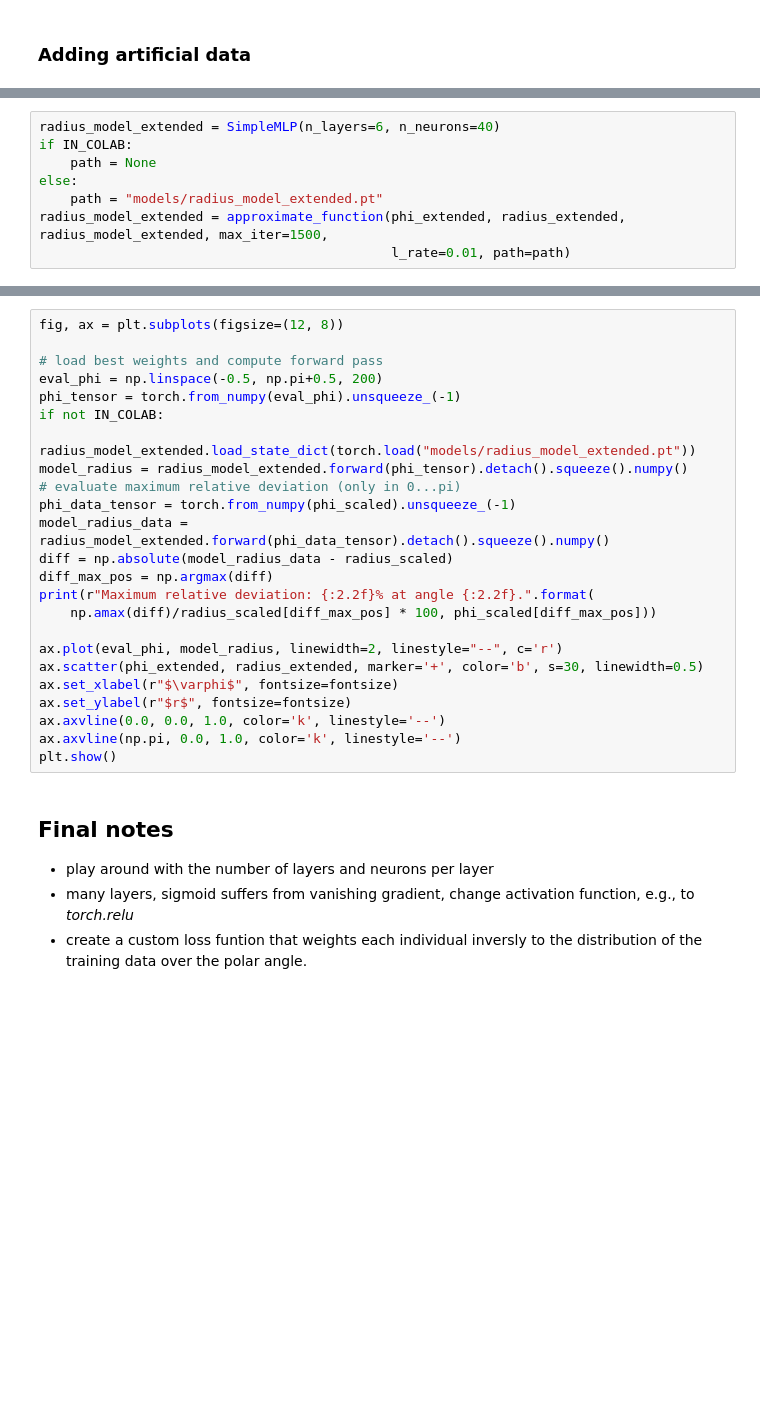
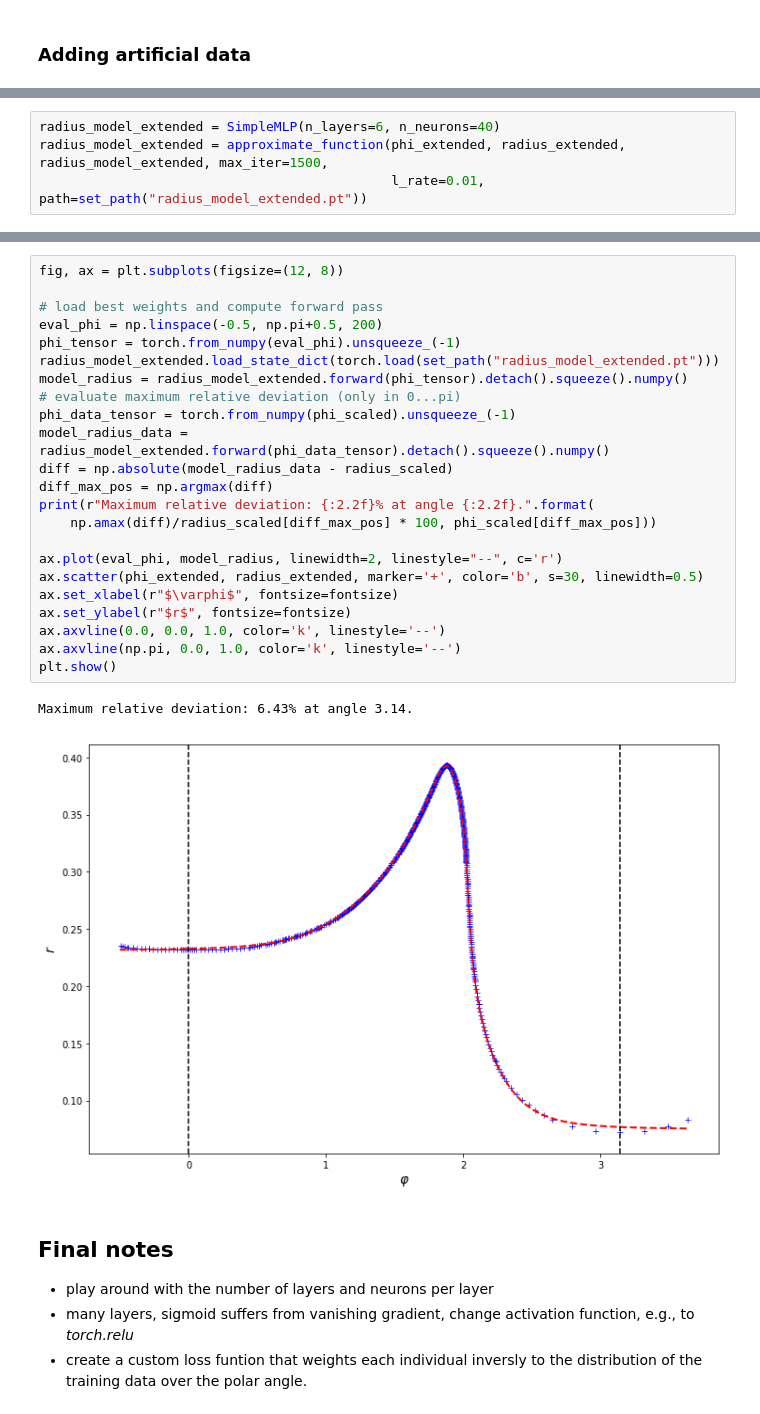
Before and after one commit to AndreWeiner/machine-learning-applied-to-cfd, a Jupyter notebook: notebooks/spherical_cap_shape_approximation.ipynb, the cells around one changed output, grey strips where cells are left out. Cells and saved outputs as stored; diff of their text form; blank space fills up the shorter version.

```diff
--- a/notebooks/spherical_cap_shape_approximation.ipynb
+++ b/notebooks/spherical_cap_shape_approximation.ipynb
@@ -340,8 +342,4 @@ print("Added {} points to the training data.".format(radius_extended.shape[0] -
 # %%
 radius_model_extended = SimpleMLP(n_layers=6, n_neurons=40)
-if IN_COLAB:
-    path = None
-else:
-    path = "models/radius_model_extended.pt"
 radius_model_extended = approximate_function(phi_extended, radius_extended, radius_model_extended, max_iter=1500,
-                                             l_rate=0.01, path=path)
+                                             l_rate=0.01, path=set_path("radius_model_extended.pt"))
@@ -348,27 +367,29 @@ radius_model_extended = approximate_function(phi_extended, radius_extended, radi
 # %%
 fig, ax = plt.subplots(figsize=(12, 8))
 
 # load best weights and compute forward pass
 eval_phi = np.linspace(-0.5, np.pi+0.5, 200)
 phi_tensor = torch.from_numpy(eval_phi).unsqueeze_(-1)
-if not IN_COLAB:
-    radius_model_extended.load_state_dict(torch.load("models/radius_model_extended.pt"))
+radius_model_extended.load_state_dict(torch.load(set_path("radius_model_extended.pt")))
 model_radius = radius_model_extended.forward(phi_tensor).detach().squeeze().numpy()
 # evaluate maximum relative deviation (only in 0...pi)
 phi_data_tensor = torch.from_numpy(phi_scaled).unsqueeze_(-1)
 model_radius_data = radius_model_extended.forward(phi_data_tensor).detach().squeeze().numpy()
 diff = np.absolute(model_radius_data - radius_scaled)
 diff_max_pos = np.argmax(diff)
 print(r"Maximum relative deviation: {:2.2f}% at angle {:2.2f}.".format(
     np.amax(diff)/radius_scaled[diff_max_pos] * 100, phi_scaled[diff_max_pos]))
 
 ax.plot(eval_phi, model_radius, linewidth=2, linestyle="--", c='r')
 ax.scatter(phi_extended, radius_extended, marker='+', color='b', s=30, linewidth=0.5)
 ax.set_xlabel(r"$\varphi$", fontsize=fontsize)
 ax.set_ylabel(r"$r$", fontsize=fontsize)
 ax.axvline(0.0, 0.0, 1.0, color='k', linestyle='--')
 ax.axvline(np.pi, 0.0, 1.0, color='k', linestyle='--')
 plt.show()
+# %% [output]
+Maximum relative deviation: 6.43% at angle 3.14.
+[figure, added]
 # %% [markdown]
 ## Final notes<a id="final_notes"></a>
 
```
Also changed, not shown: parts of 8 cells of this notebook.
